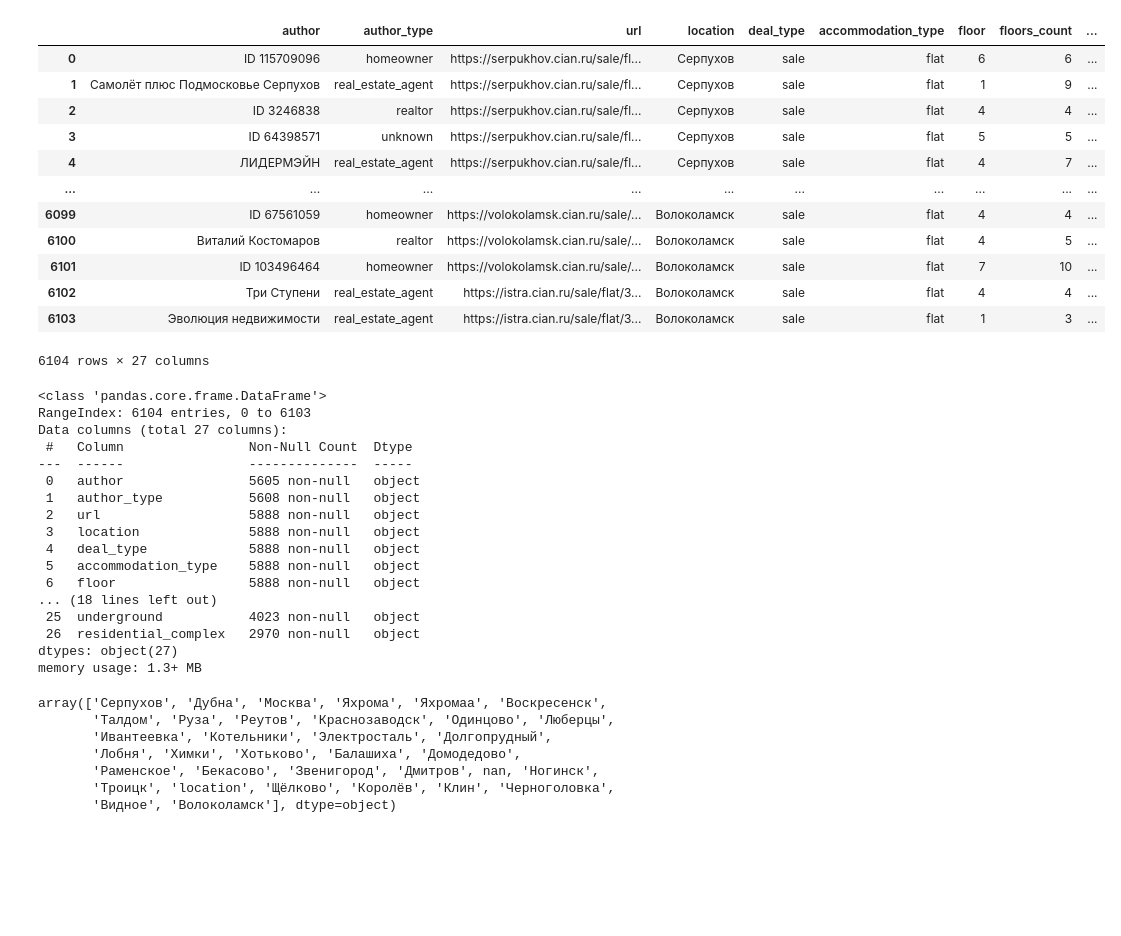
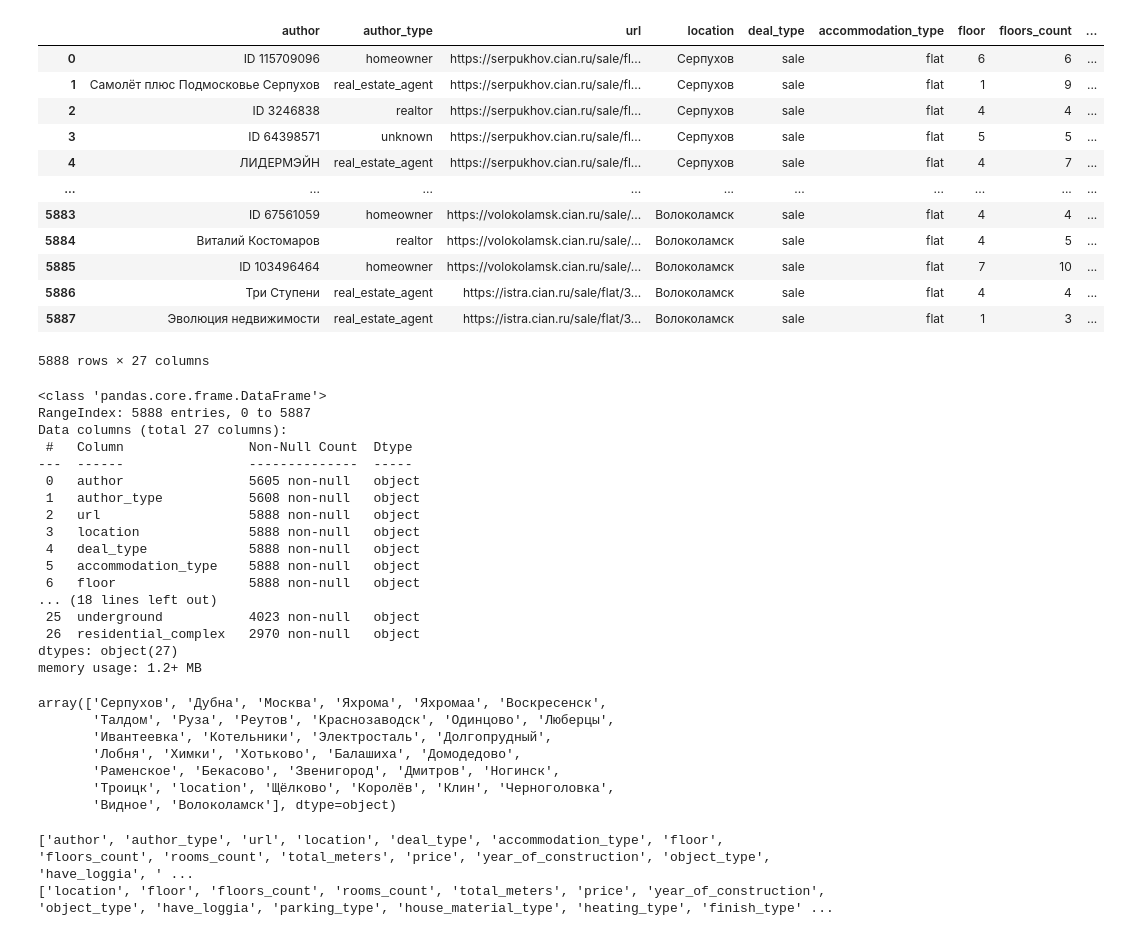
Before and after one commit to darinbtw/intensiv1, a Jupyter notebook: Untitled-1.ipynb, the cells around one changed output. Saved outputs shown, nothing was run; the diff lists cells and outputs as text; code cells hidden in the pictures; blank space fills up the shorter version.

```diff
--- a/Untitled-1.ipynb
+++ b/Untitled-1.ipynb
@@ -5,27 +5,27 @@ import matplotlib.pyplot as plt
 import seaborn as sns
 import missingno as msno
 # %%
-df = pd.read_csv('ml_6k copy.csv')
+df = pd.read_csv('ml_6k.csv')
 df
 # %% [output]
 |  | author | author_type | url | location | deal_type | accommodation_type | floor | floors_count | ... |
 | 0 | ID 115709096 | homeowner | https://serpukhov.cian.ru/sale/fl... | Серпухов | sale | flat | 6 | 6 | ... |
 | 1 | Самолёт плюс Подмосковье Серпухов | real_estate_agent | https://serpukhov.cian.ru/sale/fl... | Серпухов | sale | flat | 1 | 9 | ... |
 | 2 | ID 3246838 | realtor | https://serpukhov.cian.ru/sale/fl... | Серпухов | sale | flat | 4 | 4 | ... |
 | 3 | ID 64398571 | unknown | https://serpukhov.cian.ru/sale/fl... | Серпухов | sale | flat | 5 | 5 | ... |
 | 4 | ЛИДЕРМЭЙН | real_estate_agent | https://serpukhov.cian.ru/sale/fl... | Серпухов | sale | flat | 4 | 7 | ... |
 | ... | ... | ... | ... | ... | ... | ... | ... | ... | ... |
-| 6099 | ID 67561059 | homeowner | https://volokolamsk.cian.ru/sale/... | Волоколамск | sale | flat | 4 | 4 | ... |
-| 6100 | Виталий Костомаров | realtor | https://volokolamsk.cian.ru/sale/... | Волоколамск | sale | flat | 4 | 5 | ... |
-| 6101 | ID 103496464 | homeowner | https://volokolamsk.cian.ru/sale/... | Волоколамск | sale | flat | 7 | 10 | ... |
-| 6102 | Три Ступени | real_estate_agent | https://istra.cian.ru/sale/flat/3... | Волоколамск | sale | flat | 4 | 4 | ... |
-| 6103 | Эволюция недвижимости | real_estate_agent | https://istra.cian.ru/sale/flat/3... | Волоколамск | sale | flat | 1 | 3 | ... |
+| 5883 | ID 67561059 | homeowner | https://volokolamsk.cian.ru/sale/... | Волоколамск | sale | flat | 4 | 4 | ... |
+| 5884 | Виталий Костомаров | realtor | https://volokolamsk.cian.ru/sale/... | Волоколамск | sale | flat | 4 | 5 | ... |
+| 5885 | ID 103496464 | homeowner | https://volokolamsk.cian.ru/sale/... | Волоколамск | sale | flat | 7 | 10 | ... |
+| 5886 | Три Ступени | real_estate_agent | https://istra.cian.ru/sale/flat/3... | Волоколамск | sale | flat | 4 | 4 | ... |
+| 5887 | Эволюция недвижимости | real_estate_agent | https://istra.cian.ru/sale/flat/3... | Волоколамск | sale | flat | 1 | 3 | ... |
-6104 rows × 27 columns
+5888 rows × 27 columns
 # %%
 df.info()
 # %% [output]
 <class 'pandas.core.frame.DataFrame'>
-RangeIndex: 6104 entries, 0 to 6103
+RangeIndex: 5888 entries, 0 to 5887
 Data columns (total 27 columns):
  #   Column                Non-Null Count  Dtype
 ---  ------                --------------  -----
@@ -40,7 +40,7 @@ Data columns (total 27 columns):
  25  underground           4023 non-null   object
  26  residential_complex   2970 non-null   object
 dtypes: object(27)
-memory usage: 1.3+ MB
+memory usage: 1.2+ MB
 # %%
 df['location'].unique()
 # %% [output]
@@ -48,6 +48,15 @@ array(['Серпухов', 'Дубна', 'Москва', 'Яхрома', 'Яхр
        'Талдом', 'Руза', 'Реутов', 'Краснозаводск', 'Одинцово', 'Люберцы',
        'Ивантеевка', 'Котельники', 'Электросталь', 'Долгопрудный',
        'Лобня', 'Химки', 'Хотьково', 'Балашиха', 'Домодедово',
-       'Раменское', 'Бекасово', 'Звенигород', 'Дмитров', nan, 'Ногинск',
+       'Раменское', 'Бекасово', 'Звенигород', 'Дмитров', 'Ногинск',
        'Троицк', 'location', 'Щёлково', 'Королёв', 'Клин', 'Черноголовка',
        'Видное', 'Волоколамск'], dtype=object)
+# %%
+columns = list(df.columns)
+print(columns)
+df = df.drop(['author', 'author_type', 'url', 'phone', 'deal_type', 'accommodation_type', 'house_number'], axis=1)
+columns = list(df.columns)
+print(columns)
+# %% [output]
+['author', 'author_type', 'url', 'location', 'deal_type', 'accommodation_type', 'floor', 'floors_count', 'rooms_count', 'total_meters', 'price', 'year_of_construction', 'object_type', 'have_loggia', ' ...
+['location', 'floor', 'floors_count', 'rooms_count', 'total_meters', 'price', 'year_of_construction', 'object_type', 'have_loggia', 'parking_type', 'house_material_type', 'heating_type', 'finish_type' ...
```
Also changed, not shown: parts of 14 cells of this notebook.
